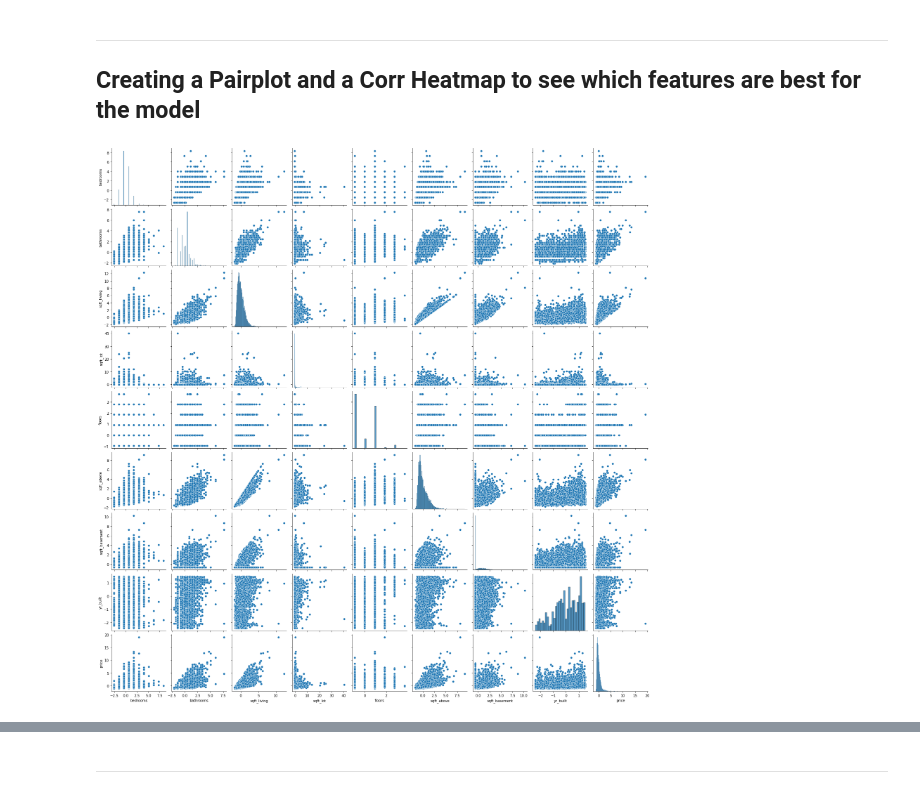
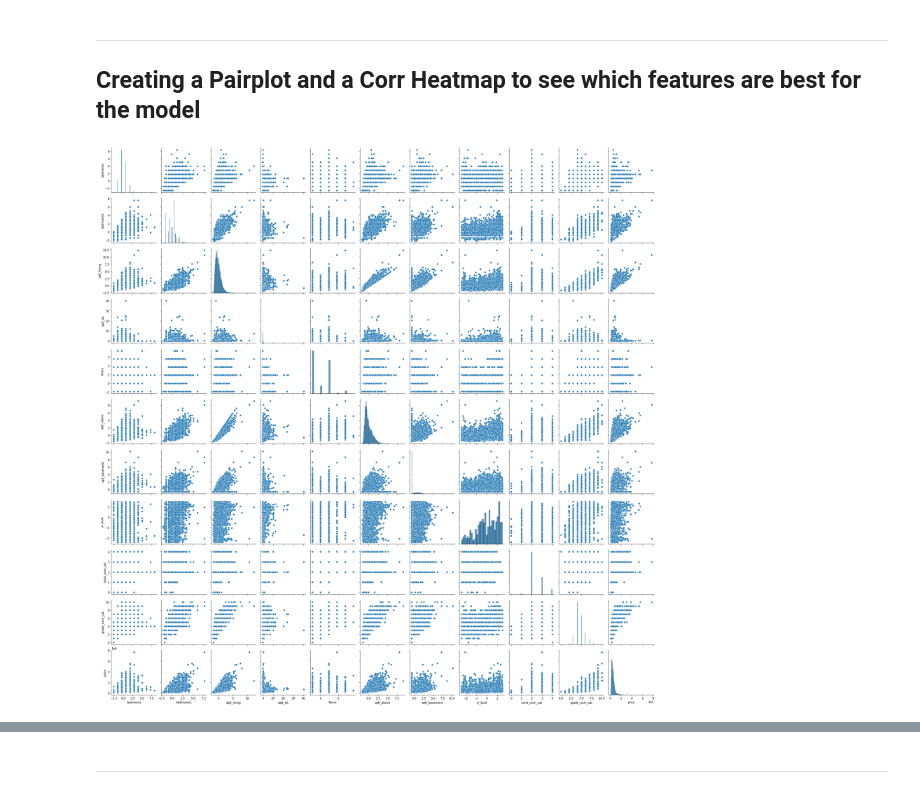
Before and after one commit to btbruno20/Analyzing-King-County-Housing, a Jupyter notebook: kingCounty_housing_regression.ipynb, the cells around one changed output, grey strips where cells are left out. Cells and saved outputs as stored; diff of their text form; code cells hidden in the pictures.

Commit message:
updated oneHot to ordinal and standardization

```diff
--- a/kingCounty_housing_regression.ipynb
+++ b/kingCounty_housing_regression.ipynb
@@ -513,7 +494,7 @@ ore.fit(train_kch_cat)
 OrdinalEncoder()
 # %%
 ore_transform = ore.transform(train_kch_cat)
-cat_encoded = pd.DataFrame(ore_transform, columns = ['cond_num_cat','grade_num_cat', 'waterfront_num_cat'],
+cat_encoded = pd.DataFrame(ore_transform, columns = ['cond_num_cat','grade_num_cat'],
                           index=train_kch_cat.index)
 cat_encoded
 # %% [output]
@@ -567,4 +617,20 @@ train_kch_nums
+# %%
+#standard scaling the numerical values dropping categorical and target
+
+#training data
+X_train_kch_nums = train_kch.drop(['cond_num', 'grade_num',
+                                   'waterfront_num','date', 'price'], axis=1)
+y_train_kch = train_kch['price']
+
+#testing data
+X_test_kch_nums = test_kch.drop(['cond_num','grade_num',
+                                'waterfront_num','date', 'price'], axis=1)
+y_test_kch = test_kch['price']
+
+#Standardized Scaler - fit to training x
+ss = StandardScaler().fit(X_train_kch_nums)
 # %%
-train_kch_nums_scaled = pd.DataFrame(ss.transform(train_kch_nums), columns=train_kch_nums.columns)
-train_kch_nums_scaled
+#training data - transform
+X_train_scaled = pd.DataFrame(ss.transform(X_train_kch_nums), columns=X_train_kch_nums.columns)
+X_train_scaled
 # %% [output]
@@ -584,5 +668,5 @@ train_kch_nums_scaled
 # %%
 #now can join the two separate variables - standardized and numerical
-train_kch = pd.concat([train_kch_nums_scaled, cat_encoded], axis=1)
+train_kch = pd.concat([X_train_scaled, cat_encoded, y_train_kch], axis=1)
 train_kch
 # %% [output]
@@ -606,13 +707,10 @@ train_kch
 # %%
 #pairplot
 #to be able to understand the pairplot better
-train_kch_sans_encoder = train_kch.drop(['x0_YES','x1_Average', 'x1_Below Average', 'x1_Exceeds Average',
-                                         'x2_Average', 'x2_Below Average', 'x2_Exceeds Average', 'x2_Other'], axis=1)
-
-sns.pairplot(train_kch_sans_encoder)
+sns.pairplot(train_kch)
 plt.show()
 # %% [output]
-[figure, old version]
+[figure, new version]
 # %%
 plt.figure(figsize=(12,10))
 sns.heatmap(train_kch.corr().abs(), annot=True)
```
Also changed, not shown: parts of 25 cells of this notebook.
